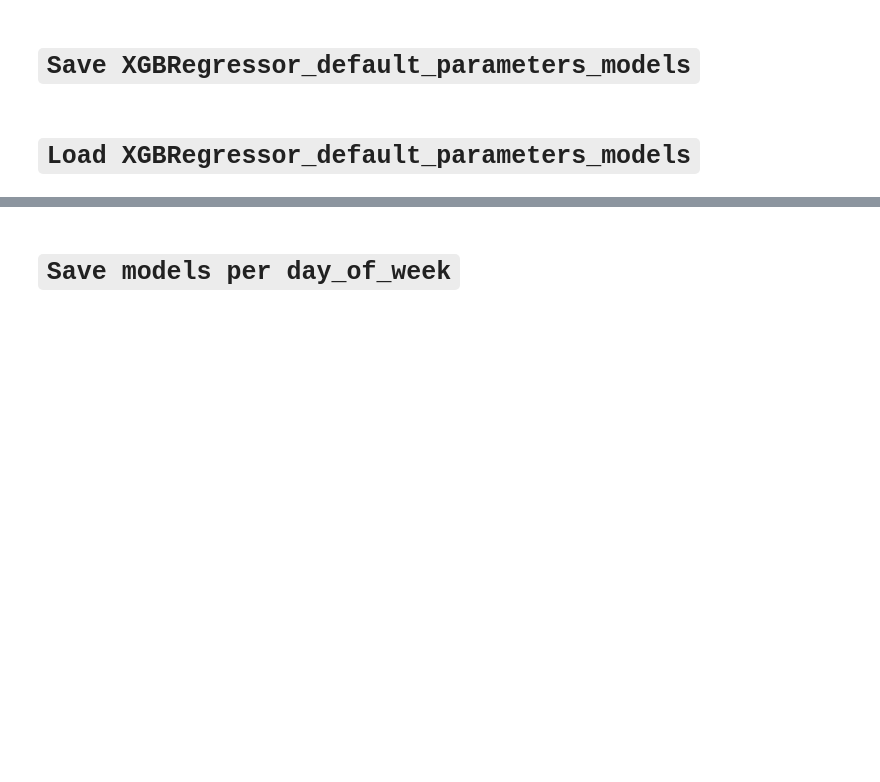
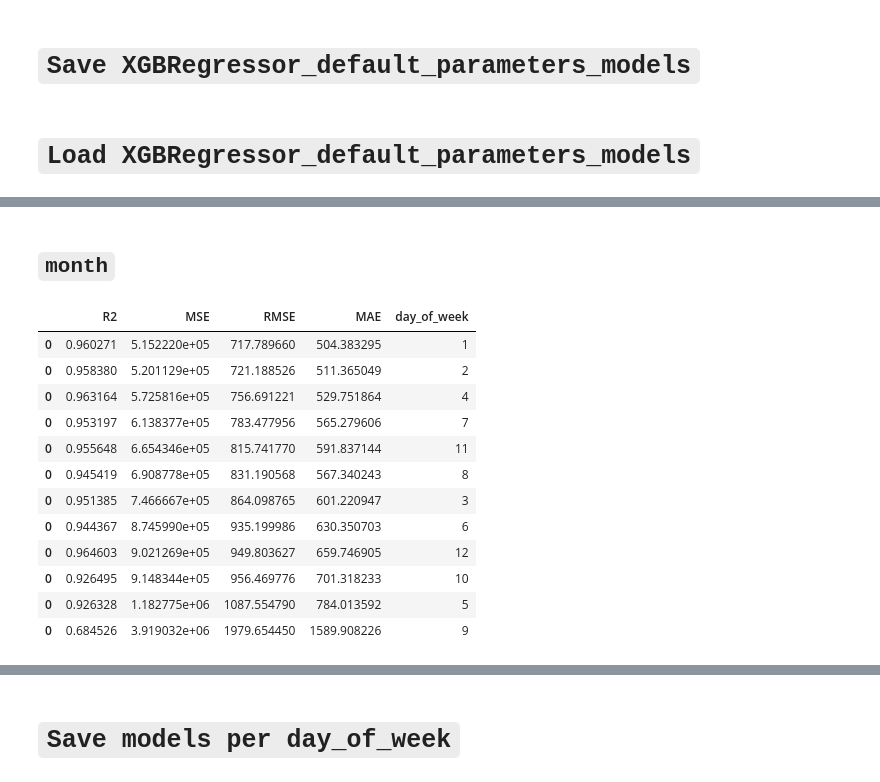
Before and after one commit to fabio1623/IronKaggle, a Jupyter notebook: solution.ipynb, the cells around one changed output, grey strips where cells are left out. Saved outputs shown, nothing was run; the diff lists cells and outputs as text; code cells hidden in the pictures; blank space fills up the shorter version.

```diff
--- a/solution.ipynb
+++ b/solution.ipynb
@@ -543,0 +453,18 @@ models_per_day_of_week_comparison
+# %% [markdown]
+## `month`
+# %%
+create_models_per_feature('month')
+# %% [output]
+|  | R2 | MSE | RMSE | MAE | day_of_week |
+| 0 | 0.960271 | 5.152220e+05 | 717.789660 | 504.383295 | 1 |
+| 0 | 0.958380 | 5.201129e+05 | 721.188526 | 511.365049 | 2 |
+| 0 | 0.963164 | 5.725816e+05 | 756.691221 | 529.751864 | 4 |
+| 0 | 0.953197 | 6.138377e+05 | 783.477956 | 565.279606 | 7 |
+| 0 | 0.955648 | 6.654346e+05 | 815.741770 | 591.837144 | 11 |
+| 0 | 0.945419 | 6.908778e+05 | 831.190568 | 567.340243 | 8 |
+| 0 | 0.951385 | 7.466667e+05 | 864.098765 | 601.220947 | 3 |
+| 0 | 0.944367 | 8.745990e+05 | 935.199986 | 630.350703 | 6 |
+| 0 | 0.964603 | 9.021269e+05 | 949.803627 | 659.746905 | 12 |
+| 0 | 0.926495 | 9.148344e+05 | 956.469776 | 701.318233 | 10 |
+| 0 | 0.926328 | 1.182775e+06 | 1087.554790 | 784.013592 | 5 |
+| 0 | 0.684526 | 3.919032e+06 | 1979.654450 | 1589.908226 | 9 |
```
Also changed, not shown: parts of 31 cells of this notebook.
